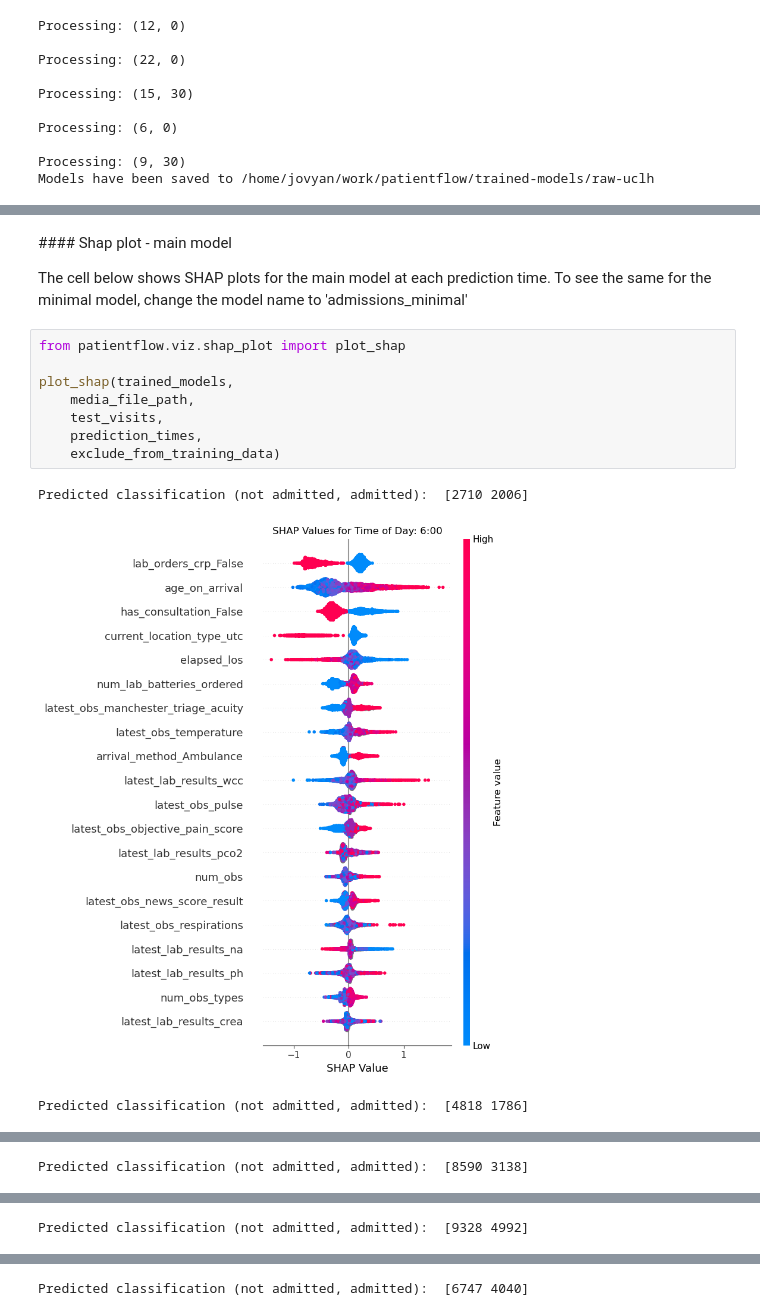
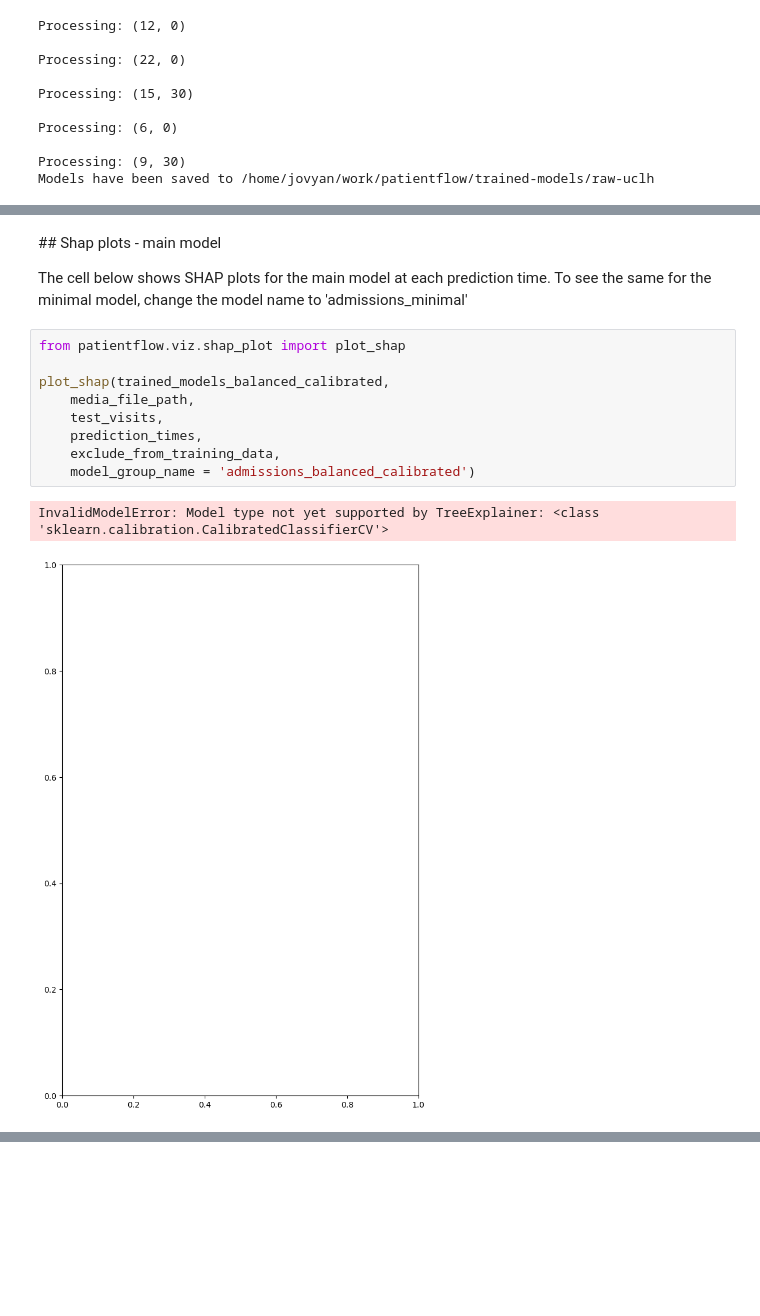
Before and after one commit to zmek/patientflow, a Jupyter notebook: notebooks/4a_Predict_probability_of_admission_from_ED.ipynb, the cells around one changed output, grey strips where cells are left out. Drawn from its saved outputs; the diff is of its cells as text; blank space fills up the shorter version.

```diff
--- a/notebooks/4a_Predict_probability_of_admission_from_ED.ipynb
+++ b/notebooks/4a_Predict_probability_of_admission_from_ED.ipynb
@@ -723,16 +741,16 @@ generate_madcap_plots(
 # %% [markdown]
-#### Shap plot - main model
+## Shap plots - main model
 
 The cell below shows SHAP plots for the main model at each prediction time. To see the same for the minimal model, change the model name to 'admissions_minimal'
 # %%
 from patientflow.viz.shap_plot import plot_shap
 
-plot_shap(trained_models,
+plot_shap(trained_models_balanced_calibrated,
     media_file_path,
     test_visits,
     prediction_times,
-    exclude_from_training_data)
+    exclude_from_training_data,
+    model_group_name = 'admissions_balanced_calibrated')
 # %% [output]
-Predicted classification (not admitted, admitted):  [2710 2006]
+InvalidModelError: Model type not yet supported by TreeExplainer: <class 'sklearn.calibration.CalibratedClassifierCV'>
-[figure, old version]
+[figure, new version]
-Predicted classification (not admitted, admitted):  [4818 1786]
@@ -740 +756,0 @@ Predicted classification (not admitted, admitted):  [4818 1786]
-Predicted classification (not admitted, admitted):  [8590 3138]
@@ -742 +756,0 @@ Predicted classification (not admitted, admitted):  [8590 3138]
-Predicted classification (not admitted, admitted):  [9328 4992]
@@ -744 +756,0 @@ Predicted classification (not admitted, admitted):  [9328 4992]
-Predicted classification (not admitted, admitted):  [6747 4040]
```
Also changed, not shown: parts of 8 cells of this notebook, 2 other files.
